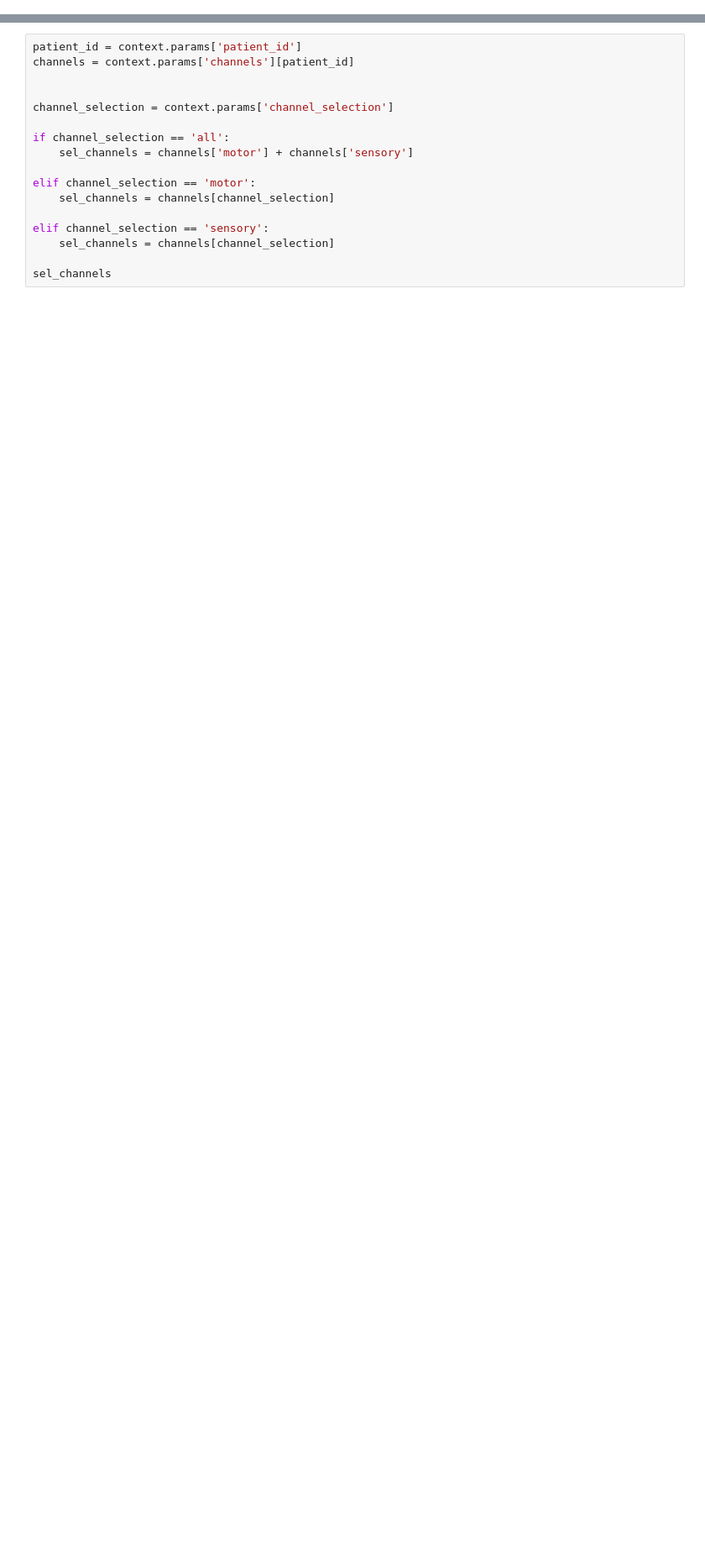
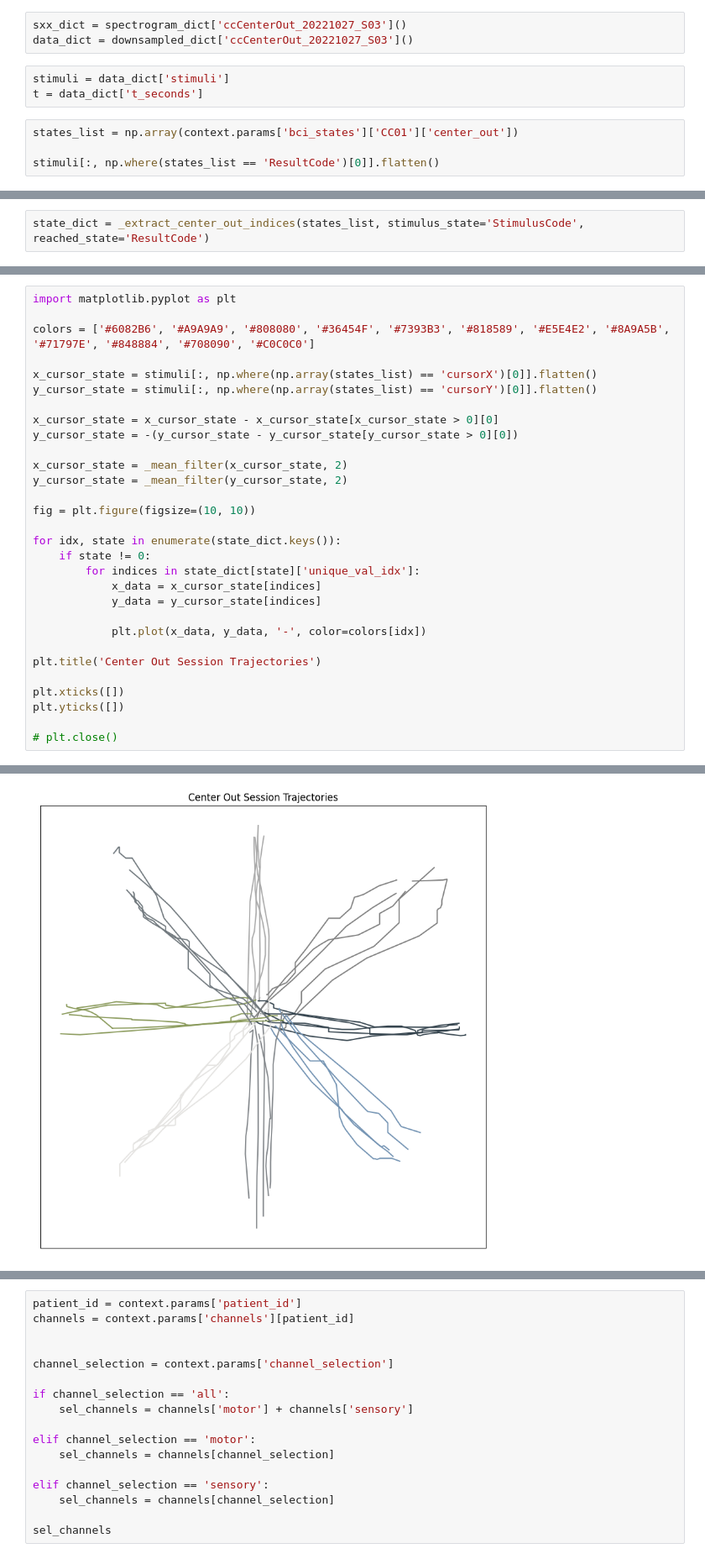
Before and after one commit to cronelab/decoding-pipeline, a Jupyter notebook: notebooks/Data Ingestion Notebook.ipynb, the cells around one changed output, grey strips where cells are left out. Shown at 84% size. Drawn from its saved outputs; the diff is of its cells as text; blank space fills up the shorter version.

Commit message:
Completed pipeline up to average spectrograms

```diff
--- a/notebooks/Data Ingestion Notebook.ipynb
+++ b/notebooks/Data Ingestion Notebook.ipynb
@@ -4,0 +15,10 @@ catalog.datasets
+# %%
+sxx_dict = spectrogram_dict['ccCenterOut_20221027_S03']()
+data_dict = downsampled_dict['ccCenterOut_20221027_S03']()
+# %%
+stimuli = data_dict['stimuli']
+t = data_dict['t_seconds']
+# %%
+states_list = np.array(context.params['bci_states']['CC01']['center_out'])
+
+stimuli[:, np.where(states_list == 'ResultCode')[0]].flatten()
@@ -4,0 +66,2 @@ catalog.datasets
+# %%
+state_dict = _extract_center_out_indices(states_list, stimulus_state='StimulusCode', reached_state='ResultCode')
@@ -4,0 +88,31 @@ catalog.datasets
+# %%
+import matplotlib.pyplot as plt
+
+colors = ['#6082B6', '#A9A9A9', '#808080', '#36454F', '#7393B3', '#818589', '#E5E4E2', '#8A9A5B', '#71797E', '#848884', '#708090', '#C0C0C0']
+
+x_cursor_state = stimuli[:, np.where(np.array(states_list) == 'cursorX')[0]].flatten()
+y_cursor_state = stimuli[:, np.where(np.array(states_list) == 'cursorY')[0]].flatten()
+
+x_cursor_state = x_cursor_state - x_cursor_state[x_cursor_state > 0][0]
+y_cursor_state = -(y_cursor_state - y_cursor_state[y_cursor_state > 0][0])
+
+x_cursor_state = _mean_filter(x_cursor_state, 2)
+y_cursor_state = _mean_filter(y_cursor_state, 2)
+
+fig = plt.figure(figsize=(10, 10))
+
+for idx, state in enumerate(state_dict.keys()):
+    if state != 0:
+        for indices in state_dict[state]['unique_val_idx']:
+            x_data = x_cursor_state[indices]
+            y_data = y_cursor_state[indices]
+
+            plt.plot(x_data, y_data, '-', color=colors[idx])
+
+plt.title('Center Out Session Trajectories')
+
+plt.xticks([])
+plt.yticks([])
+
+# plt.close()
+# %% [output]
@@ -4,0 +120 @@ catalog.datasets
+[figure, added]
```
Also changed, not shown: parts of 15 cells of this notebook, 13 other files.
